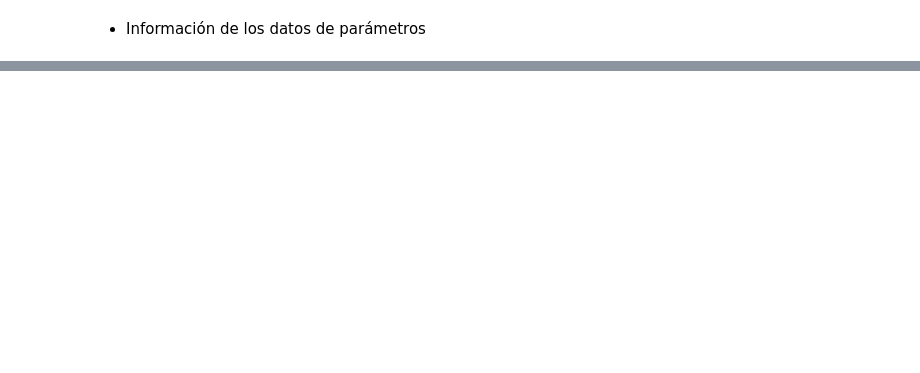
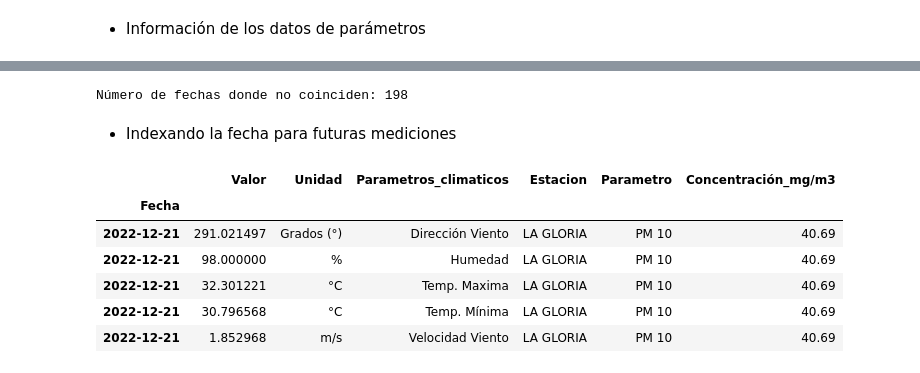
Before and after one commit to cdeoroaguado/jb_aet_pm10_25, a Jupyter notebook: _sources/1_etl.ipynb, the cells around one changed output, grey strips where cells are left out. Saved outputs shown, nothing was run; the diff lists cells and outputs as text; code cells hidden in the pictures; blank space fills up the shorter version.

```diff
--- a/_sources/1_etl.ipynb
+++ b/_sources/1_etl.ipynb
@@ -106,6 +108,6 @@ memory usage: 160.2+ KB
 # %%
-# Unir los DataFrames por la columna "Fecha" usando un merge (left join para mantener todos los datos de df_parametros)
-df = pd.merge(datos_parametros, datos_recopilados, on='Fecha', how='left')
-df.info(5)
+# Unir los DataFrames por la columna "Fecha" usando un merge (right join para mantener todos los datos de df_recopilacion)
+df = pd.merge(datos_parametros, datos_recopilados, on='Fecha', how='right')
+df.info()
 # %% [output]
 <class 'pandas.core.frame.DataFrame'>
@@ -183,0 +146,20 @@ df_2.head(20)
+# %%
+# Contar el número de fechas donde ambos valores no están presentes en fechas consecutivas
+num_no_coincidencias = df_grouped[~df_grouped['Ambos_presentes_consecutivos']].shape[0]
+
+print("Número de fechas donde no coinciden:", num_no_coincidencias)
+# %% [output]
+Número de fechas donde no coinciden: 198
+# %% [markdown]
+* Indexando la fecha para futuras mediciones
+# %%
+df_2 = df.set_index('Fecha')
+df_2.head()
+# %% [output]
+|  | Valor | Unidad | Parametros_climaticos | Estacion | Parametro | Concentración_mg/m3 |
+| Fecha |  |  |  |  |  |  |
+| 2022-12-21 | 291.021497 | Grados (°) | Dirección Viento | LA GLORIA | PM 10 | 40.69 |
+| 2022-12-21 | 98.000000 | % | Humedad | LA GLORIA | PM 10 | 40.69 |
+| 2022-12-21 | 32.301221 | °C | Temp. Maxima | LA GLORIA | PM 10 | 40.69 |
+| 2022-12-21 | 30.796568 | °C | Temp. Mínima | LA GLORIA | PM 10 | 40.69 |
+| 2022-12-21 | 1.852968 | m/s | Velocidad Viento | LA GLORIA | PM 10 | 40.69 |
```
Also changed, not shown: parts of 26 cells of this notebook, 9 other files.
